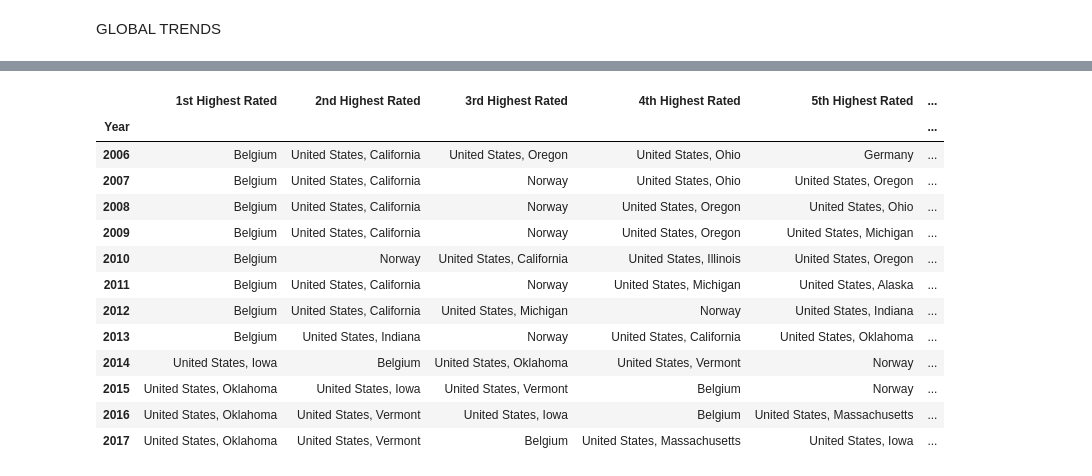
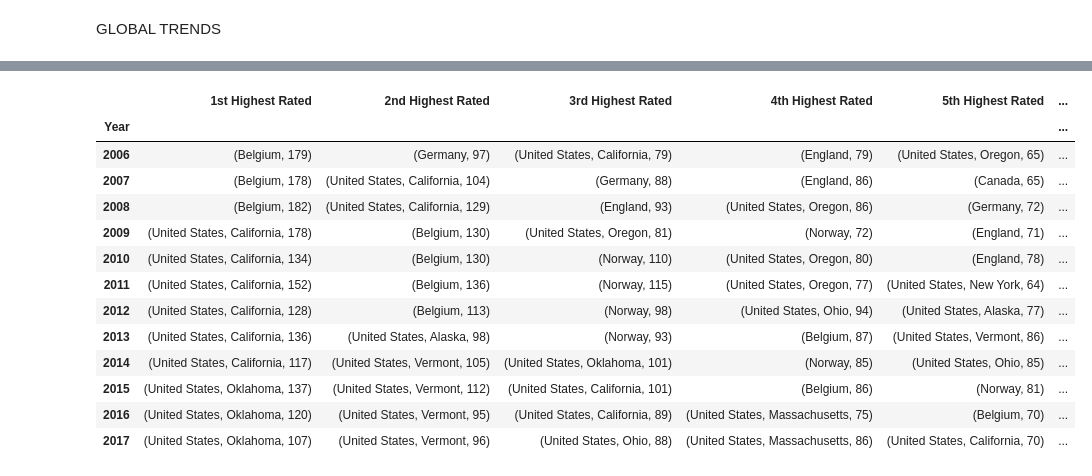
Before and after one commit to epfl-ada/ada-2023-project-vivalavada, a Jupyter notebook: p3_trends_final.ipynb, the cells around one changed output, grey strips where cells are left out. Saved outputs shown, nothing was run; the diff lists cells and outputs as text; code cells hidden in the pictures.

```diff
--- a/p3_trends_final.ipynb
+++ b/p3_trends_final.ipynb
@@ -86,0 +124,14 @@ style_ratings_by_year
+# %%
+all_years_list = sorted(ratings['year'].unique())
+style_ratings_by_year = pd.DataFrame()
+for year in all_years_list:
+    location_style = location_style_stats(ratings.copy(), users.copy(), year, loc_style_threshold = 10, rating_flag = True)
+    location_style_groupedby_loc = location_style.groupby('location')
+    idx_highest_rated = location_style_groupedby_loc.apply(lambda x: x.nlargest(3, 'z_score')).index.values
+    idx_highest_rated = [x[1] for x in idx_highest_rated]
+    highest_rated_styles_by_location = location_style.loc[idx_highest_rated]
+    three_highest_rated_styles_by_location = highest_rated_styles_by_location.groupby('location')['style'].agg(list).to_frame()
+    three_highest_rated_styles_by_location = three_highest_rated_styles_by_location.rename(columns = {'style': str(year)})
+    style_ratings_by_year = pd.concat([style_ratings_by_year, three_highest_rated_styles_by_location], axis = 1)
+
+style_ratings_by_year
@@ -150,7 +222,7 @@ global_style_popularity_points_by_year = pd.DataFrame()
 points = [12, 10, 8, 7, 6, 5, 4, 3, 2, 1]
 for year in all_years_list:
     style_popularity_points_dict = {key: 0 for key in ratings['style'].unique().tolist()}
-    location_style = location_style_stats(ratings.copy(), users.copy(), year, loc_style_threshold = 10, rating_flag = False)
+    location_style = location_style_stats(ratings.copy(), users.copy(), year, loc_style_threshold = 10, rating_flag = False, global_flag = True)
     location_style_groupedby_loc = location_style.groupby('location')
     idx_10_most_popular = location_style_groupedby_loc['popularity_percentage'].nlargest(10).index.get_level_values(1)
     most_popular_styles_by_location = location_style.loc[idx_10_most_popular]
@@ -167,6 +239,9 @@ for year in all_years_list:
     global_style_popularity_points_by_year[str(year)] = style_popularity_points_dict
 
 global_style_popularities_by_year = global_style_popularity_points_by_year.apply(lambda x: x.nlargest(10).index.tolist()).T
+global_style_popularities_by_year_points = global_style_popularity_points_by_year.apply(lambda x: x.nlargest(10).tolist()).T
+tuple_list = {column: list(zip(global_style_popularities_by_year[column], global_style_popularities_by_year_points[column])) for column in global_style_popularities_by_year.columns}
+global_style_popularities_by_year = pd.DataFrame(tuple_list, index = global_style_popularities_by_year.index)
 
 global_style_popularities_by_year.columns = ['1st Most Popular', '2nd Most Popular', '3rd Most Popular', '4th Most Popular', '5th Most Popular', '6th Most Popular', '7th Most Popular', '8th Most Popular', '9th Most Popular', '10th Most Popular']
 global_style_popularities_by_year.index.name = 'Year'
@@ -192,7 +269,7 @@ global_style_rating_points_by_year = pd.DataFrame()
 points = [12, 10, 8, 7, 6, 5, 4, 3, 2, 1]
 for year in all_years_list:
     style_rating_points_dict = {key: 0 for key in ratings['style'].unique().tolist()}
-    location_style = location_style_stats(ratings.copy(), users.copy(), year, loc_style_threshold = 10, rating_flag = True)
+    location_style = location_style_stats(ratings.copy(), users.copy(), year, loc_style_threshold = 10, rating_flag = True, global_flag = True)
     location_style_groupedby_loc = location_style.groupby('location')
     idx_10_highest_rated = location_style_groupedby_loc['z_score'].nlargest(10).index.get_level_values(1)
     highest_rated_styles_by_location = location_style.loc[idx_10_highest_rated]
@@ -209,6 +286,10 @@ for year in all_years_list:
     global_style_rating_points_by_year[str(year)] = style_rating_points_dict
 
 global_style_highest_rated_by_year = global_style_rating_points_by_year.apply(lambda x: x.nlargest(10).index.tolist()).T
+global_style_highest_rated_by_year_points = global_style_rating_points_by_year.apply(lambda x: x.nlargest(10).tolist()).T
+
+tuple_list = {column: list(zip(global_style_highest_rated_by_year[column], global_style_highest_rated_by_year_points[column])) for column in global_style_highest_rated_by_year.columns}
+global_style_highest_rated_by_year = pd.DataFrame(tuple_list, index = global_style_highest_rated_by_year.index)
 
 global_style_highest_rated_by_year.columns = ['1st Highest Rated', '2nd Highest Rated', '3rd Highest Rated', '4th Highest Rated', '5th Highest Rated', '6th Highest Rated', '7th Highest Rated', '8th Highest Rated', '9th Highest Rated', '10th Highest Rated']
 global_style_highest_rated_by_year.index.name = 'Year'
@@ -234,7 +317,7 @@ global_brewery_popularity_points_by_year = pd.DataFrame()
 points = [12, 10, 8, 7, 6, 5, 4, 3, 2, 1]
 for year in all_years_list:
     brewery_popularity_points_dict = {key: 0 for key in breweries['location'].unique().tolist()}
-    location_bc = location_brewery_country_stats(ratings.copy(), users.copy(), breweries.copy(), year, loc_brewery_threshold = 20, rating_flag = False)
+    location_bc = location_brewery_country_stats(ratings.copy(), users.copy(), breweries.copy(), year, loc_brewery_threshold = 20, rating_flag = False, global_flag = True)
     location_bc_groupedby_loc = location_bc.groupby('location')
     idx_10_most_popular = location_bc_groupedby_loc['popularity_percentage'].nlargest(10).index.get_level_values(1)
     most_popular_breweries_by_location = location_bc.loc[idx_10_most_popular]
@@ -251,6 +334,10 @@ for year in all_years_list:
     global_brewery_popularity_points_by_year[str(year)] = brewery_popularity_points_dict
 
 global_brewery_popularities_by_year = global_brewery_popularity_points_by_year.apply(lambda x: x.nlargest(10).index.tolist()).T
+global_brewery_popularities_by_year_points = global_brewery_popularity_points_by_year.apply(lambda x: x.nlargest(10).tolist()).T
+
+tuple_list = {column: list(zip(global_brewery_popularities_by_year[column], global_brewery_popularities_by_year_points[column])) for column in global_brewery_popularities_by_year.columns}
+global_brewery_popularities_by_year = pd.DataFrame(tuple_list, index = global_brewery_popularities_by_year.index)
 
 global_brewery_popularities_by_year.columns = ['1st Most Popular', '2nd Most Popular', '3rd Most Popular', '4th Most Popular', '5th Most Popular', '6th Most Popular', '7th Most Popular', '8th Most Popular', '9th Most Popular', '10th Most Popular']
 global_brewery_popularities_by_year.index.name = 'Year'
@@ -273,42 +362,46 @@ global_brewery_popularities_by_year
 # %%
 all_years_list = sorted(ratings['year'].unique())
 global_brewery_rating_points_by_year = pd.DataFrame()
 points = [12, 10, 8, 7, 6, 5, 4, 3, 2, 1]
 for year in all_years_list:
     brewery_rating_points_dict = {key: 0 for key in breweries['location'].unique().tolist()}
-    location_bc = location_brewery_country_stats(ratings.copy(), users.copy(), breweries.copy(), year, loc_brewery_threshold = 20, rating_flag = True)
+    location_bc = location_brewery_country_stats(ratings.copy(), users.copy(), breweries.copy(), year, loc_brewery_threshold = 20, rating_flag = True, global_flag = True)
     location_bc_groupedby_loc = location_bc.groupby('location')
     idx_10_highest_rated = location_bc_groupedby_loc['z_score'].nlargest(10).index.get_level_values(1)
     highest_rated_breweries_by_location = location_bc.loc[idx_10_highest_rated]
 
     point_idx = 0
     prev_location = highest_rated_breweries_by_location.iloc[0]['location']
     for index, row in highest_rated_breweries_by_location.iterrows():
         location = row['location']
         if location != prev_location:
             point_idx = 0
             prev_location = location
         brewery_rating_points_dict[row['brewery_location']] += points[point_idx]
         point_idx += 1
     global_brewery_rating_points_by_year[str(year)] = brewery_rating_points_dict
 
 global_brewery_highest_rated_by_year = global_brewery_rating_points_by_year.apply(lambda x: x.nlargest(10).index.tolist()).T
+global_brewery_highest_rated_by_year_points = global_brewery_rating_points_by_year.apply(lambda x: x.nlargest(10).tolist()).T
+
+tuple_list = {column: list(zip(global_brewery_highest_rated_by_year[column], global_brewery_highest_rated_by_year_points[column])) for column in global_brewery_highest_rated_by_year.columns}
+global_brewery_highest_rated_by_year = pd.DataFrame(tuple_list, index = global_brewery_highest_rated_by_year.index)
 
 global_brewery_highest_rated_by_year.columns = ['1st Highest Rated', '2nd Highest Rated', '3rd Highest Rated', '4th Highest Rated', '5th Highest Rated', '6th Highest Rated', '7th Highest Rated', '8th Highest Rated', '9th Highest Rated', '10th Highest Rated']
 global_brewery_highest_rated_by_year.index.name = 'Year'
 global_brewery_highest_rated_by_year
 # %% [output]
 |  | 1st Highest Rated | 2nd Highest Rated | 3rd Highest Rated | 4th Highest Rated | 5th Highest Rated | ... |
 | Year |  |  |  |  |  | ... |
-| 2006 | Belgium | United States, California | United States, Oregon | United States, Ohio | Germany | ... |
-| 2007 | Belgium | United States, California | Norway | United States, Ohio | United States, Oregon | ... |
-| 2008 | Belgium | United States, California | Norway | United States, Oregon | United States, Ohio | ... |
-| 2009 | Belgium | United States, California | Norway | United States, Oregon | United States, Michigan | ... |
-| 2010 | Belgium | Norway | United States, California | United States, Illinois | United States, Oregon | ... |
-| 2011 | Belgium | United States, California | Norway | United States, Michigan | United States, Alaska | ... |
-| 2012 | Belgium | United States, California | United States, Michigan | Norway | United States, Indiana | ... |
-| 2013 | Belgium | United States, Indiana | Norway | United States, California | United States, Oklahoma | ... |
-| 2014 | United States, Iowa | Belgium | United States, Oklahoma | United States, Vermont | Norway | ... |
-| 2015 | United States, Oklahoma | United States, Iowa | United States, Vermont | Belgium | Norway | ... |
-| 2016 | United States, Oklahoma | United States, Vermont | United States, Iowa | Belgium | United States, Massachusetts | ... |
-| 2017 | United States, Oklahoma | United States, Vermont | Belgium | United States, Massachusetts | United States, Iowa | ... |
+| 2006 | (Belgium, 179) | (Germany, 97) | (United States, California, 79) | (England, 79) | (United States, Oregon, 65) | ... |
+| 2007 | (Belgium, 178) | (United States, California, 104) | (Germany, 88) | (England, 86) | (Canada, 65) | ... |
+| 2008 | (Belgium, 182) | (United States, California, 129) | (England, 93) | (United States, Oregon, 86) | (Germany, 72) | ... |
+| 2009 | (United States, California, 178) | (Belgium, 130) | (United States, Oregon, 81) | (Norway, 72) | (England, 71) | ... |
+| 2010 | (United States, California, 134) | (Belgium, 130) | (Norway, 110) | (United States, Oregon, 80) | (England, 78) | ... |
+| 2011 | (United States, California, 152) | (Belgium, 136) | (Norway, 115) | (United States, Oregon, 77) | (United States, New York, 64) | ... |
+| 2012 | (United States, California, 128) | (Belgium, 113) | (Norway, 98) | (United States, Ohio, 94) | (United States, Alaska, 77) | ... |
+| 2013 | (United States, California, 136) | (United States, Alaska, 98) | (Norway, 93) | (Belgium, 87) | (United States, Vermont, 86) | ... |
+| 2014 | (United States, California, 117) | (United States, Vermont, 105) | (United States, Oklahoma, 101) | (Norway, 85) | (United States, Ohio, 85) | ... |
+| 2015 | (United States, Oklahoma, 137) | (United States, Vermont, 112) | (United States, California, 101) | (Belgium, 86) | (Norway, 81) | ... |
+| 2016 | (United States, Oklahoma, 120) | (United States, Vermont, 95) | (United States, California, 89) | (United States, Massachusetts, 75) | (Belgium, 70) | ... |
+| 2017 | (United States, Oklahoma, 107) | (United States, Vermont, 96) | (United States, Ohio, 88) | (United States, Massachusetts, 86) | (United States, California, 70) | ... |
```
Also changed, not shown: parts of 17 cells of this notebook, 1 other file.
